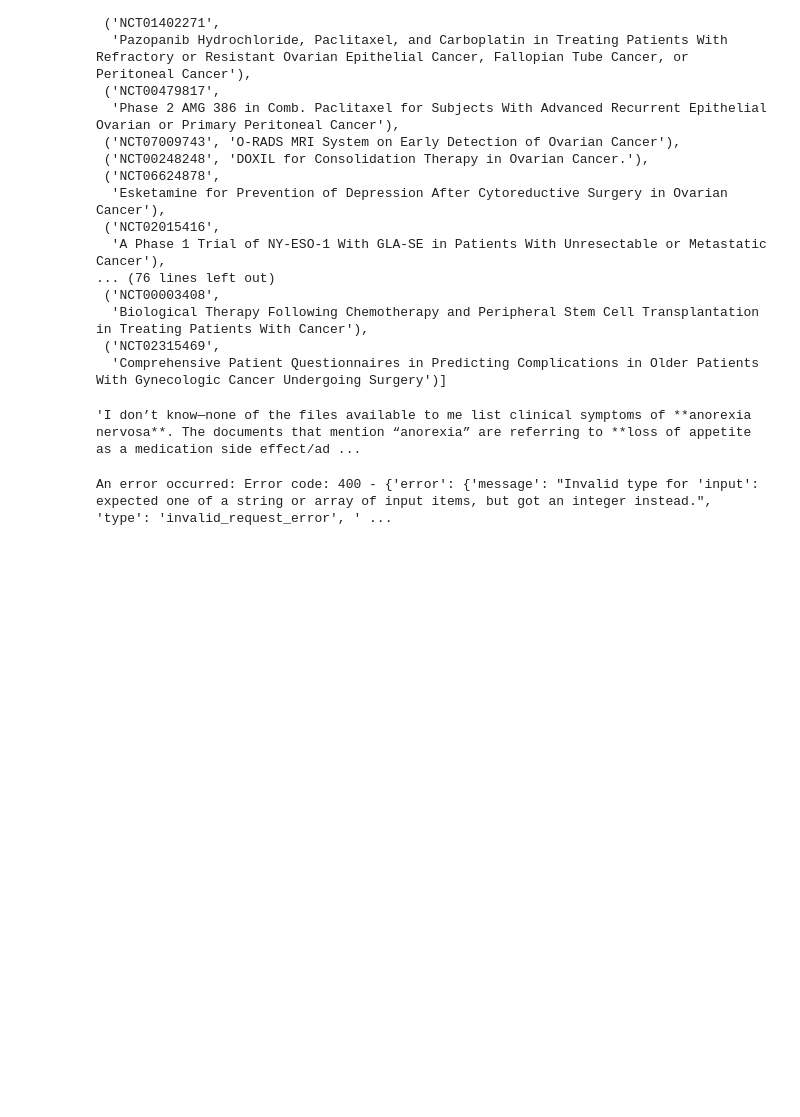
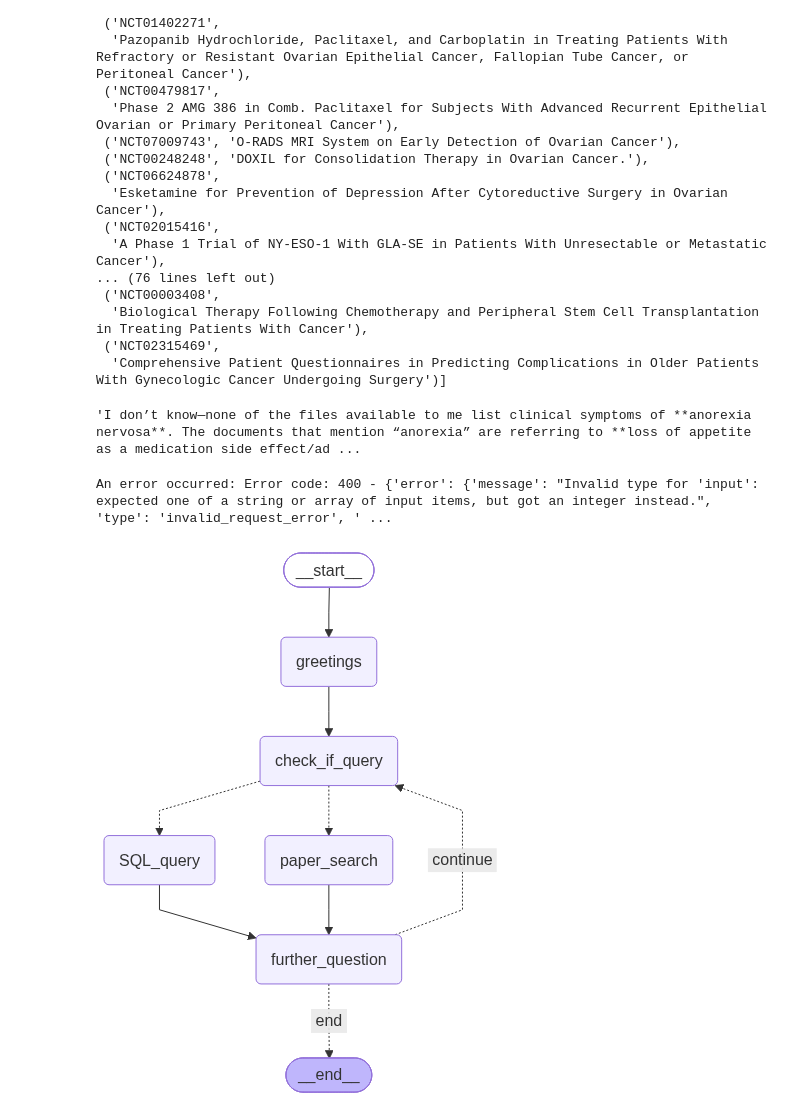
Before and after one commit to Kodro23/trials_data_assistant, a Jupyter notebook: notebooks/testing_functions.ipynb, the cells around one changed output. Saved outputs shown, nothing was run; the diff lists cells and outputs as text; code cells hidden in the pictures; blank space fills up the shorter version.

Commit message:
Agentic Rag functional

```diff
--- a/notebooks/testing_functions.ipynb
+++ b/notebooks/testing_functions.ipynb
@@ -67,3 +67,6 @@ read_papers(question="I want 3 symptoms of anorrexia")
 read_papers(question=123)
 # %% [output]
 An error occurred: Error code: 400 - {'error': {'message': "Invalid type for 'input': expected one of a string or array of input items, but got an integer instead.", 'type': 'invalid_request_error', ' ...
+# %%
+from src.agent import build_agent
+app = build_agent()
@@ -69,0 +75,5 @@ An error occurred: Error code: 400 - {'error': {'message': "Invalid type for 'in
+# %%
+# Display the workflow
+display(Image(app.get_graph().draw_mermaid_png()))
+# %% [output]
+[figure, added]
```
Also changed, not shown: parts of 3 cells of this notebook, 4 other files.
